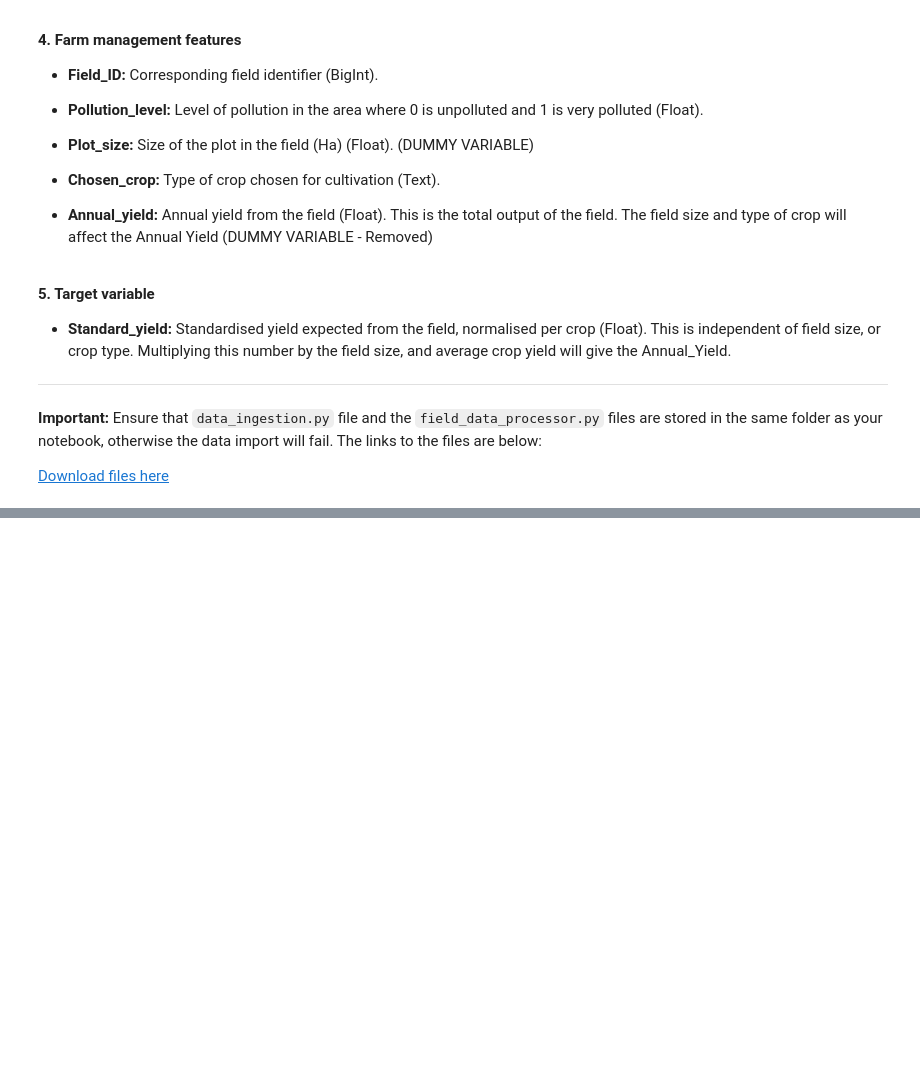
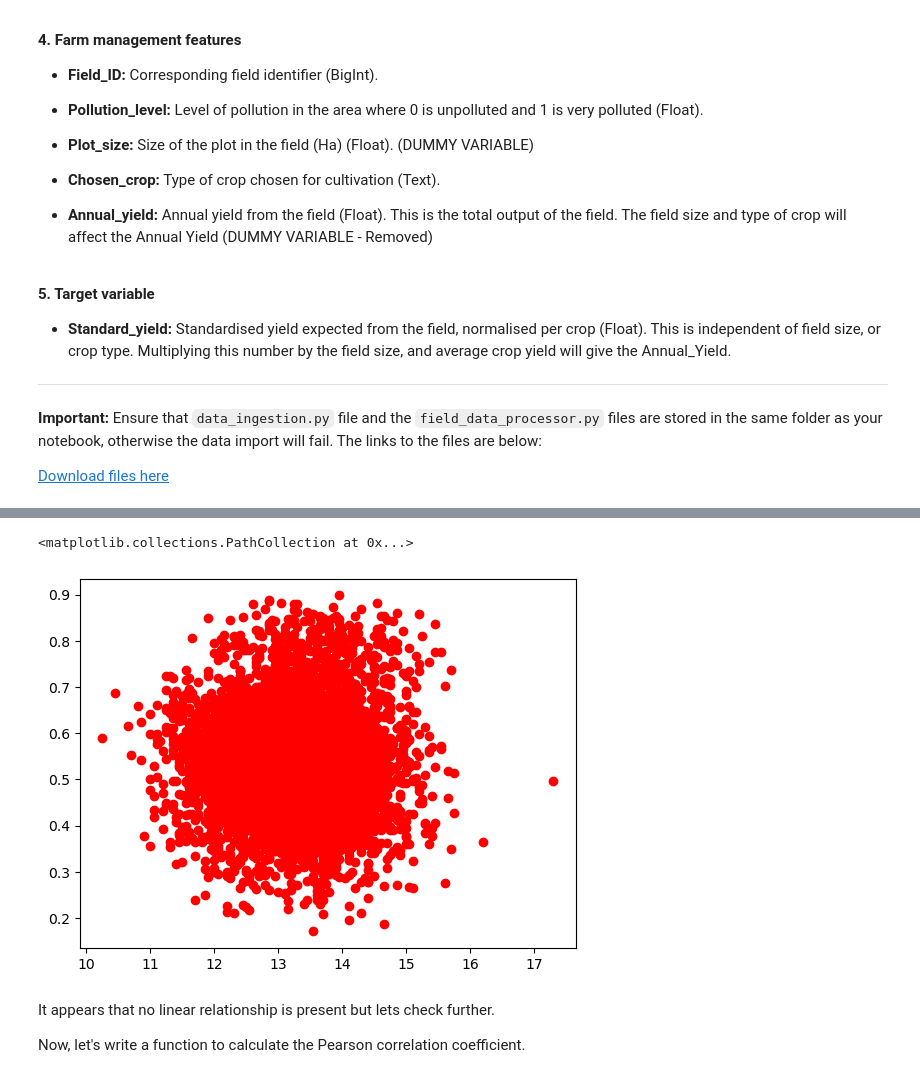
Before and after one commit to EbrahemHassan132/linear-regression-crop-yield-analysis, a Jupyter notebook: Project_notebook.ipynb, the cells around one changed output, grey strips where cells are left out. Drawn from its saved outputs; the diff is of its cells as text; code cells hidden in the pictures; blank space fills up the shorter version.

```diff
--- a/Project_notebook.ipynb
+++ b/Project_notebook.ipynb
@@ -115,0 +144,13 @@ dataset = field_df.drop("Weather_station", axis=1)
+# %%
+import matplotlib.pyplot as plt
+
+# let's create a scaatter plot between the Standard_yield and Ave_temp
+
+plt.scatter(dataset['Ave_temps'], dataset['Standard_yield'], color='red', marker='o')
+# %% [output]
+<matplotlib.collections.PathCollection at 0x...>
+[figure, added]
+# %% [markdown]
+It appears that no linear relationship is present but lets check further.
+
+Now, let's write a function to calculate the Pearson correlation coefficient.
```
Also changed, not shown: parts of 28 cells of this notebook.
